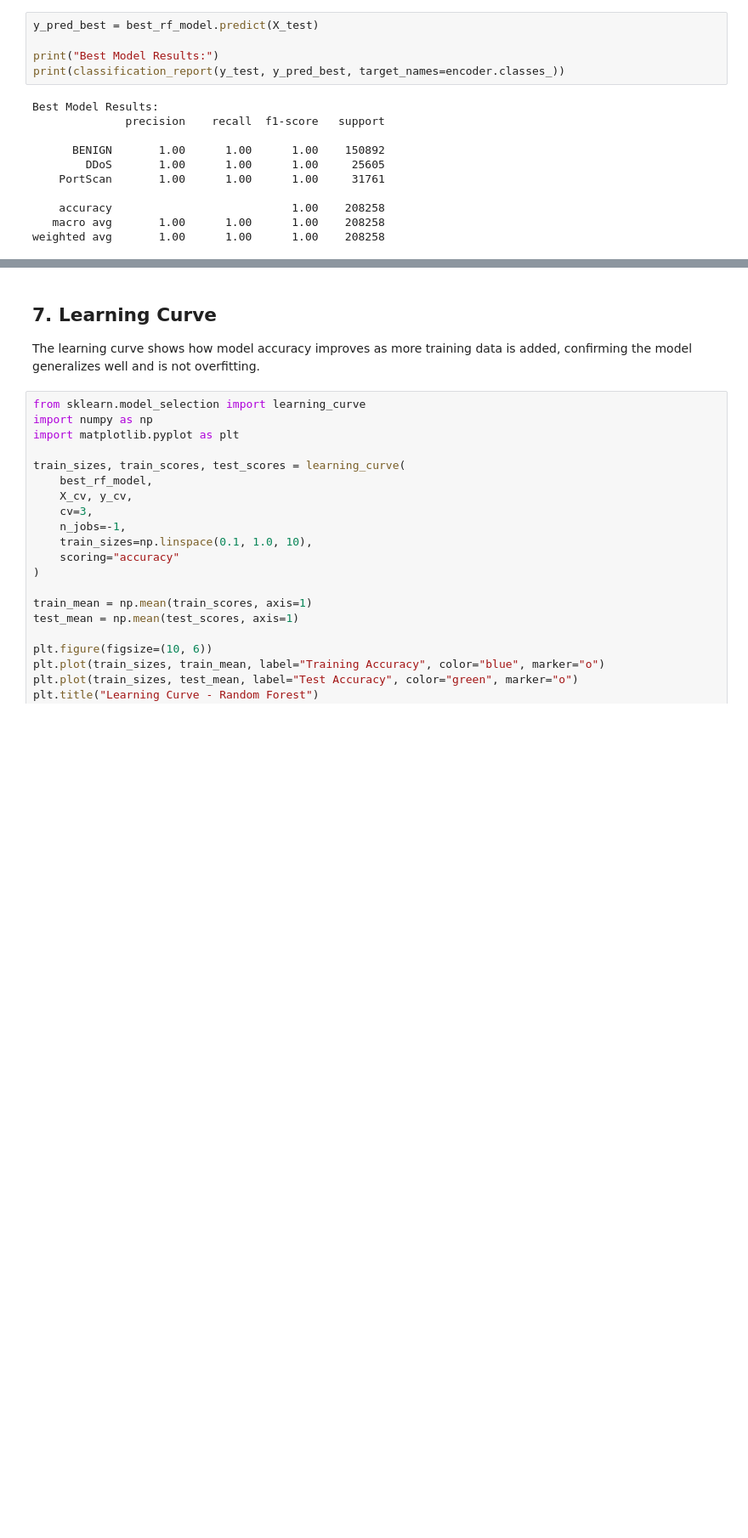
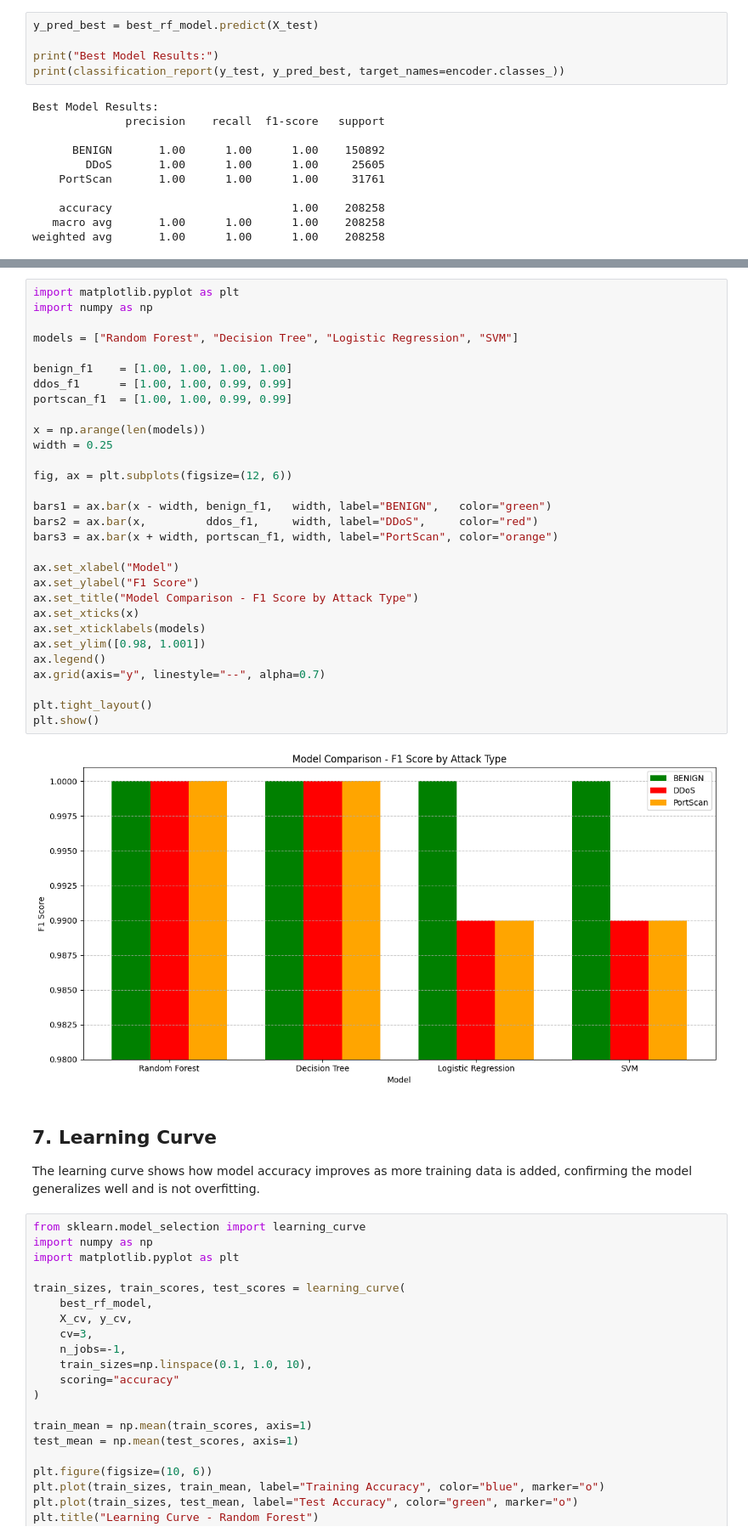
Before and after one commit to Muddassir6661/AI-Based-IDS, a Jupyter notebook: IDS_Notebook.ipynb, the cells around one changed output, grey strips where cells are left out. Shown at 85% size. Cells and saved outputs as stored; diff of their text form; blank space fills up the shorter version.

```diff
--- a/IDS_Notebook.ipynb
+++ b/IDS_Notebook.ipynb
@@ -446,3 +465,35 @@ weighted avg       1.00      1.00      1.00    208258
+# %%
+import matplotlib.pyplot as plt
+import numpy as np
+
+models = ["Random Forest", "Decision Tree", "Logistic Regression", "SVM"]
+
+benign_f1    = [1.00, 1.00, 1.00, 1.00]
+ddos_f1      = [1.00, 1.00, 0.99, 0.99]
+portscan_f1  = [1.00, 1.00, 0.99, 0.99]
+
+x = np.arange(len(models))
+width = 0.25
+
+fig, ax = plt.subplots(figsize=(12, 6))
+
+bars1 = ax.bar(x - width, benign_f1,   width, label="BENIGN",   color="green")
+bars2 = ax.bar(x,         ddos_f1,     width, label="DDoS",     color="red")
+bars3 = ax.bar(x + width, portscan_f1, width, label="PortScan", color="orange")
+
+ax.set_xlabel("Model")
+ax.set_ylabel("F1 Score")
+ax.set_title("Model Comparison - F1 Score by Attack Type")
+ax.set_xticks(x)
+ax.set_xticklabels(models)
+ax.set_ylim([0.98, 1.001])
+ax.legend()
+ax.grid(axis="y", linestyle="--", alpha=0.7)
+
+plt.tight_layout()
+plt.show()
+# %% [output]
+[figure, added]
 # %% [markdown]
 ## 7. Learning Curve
 The learning curve shows how model accuracy improves as more training data is added, confirming the model generalizes well and is not overfitting.
```
Also changed, not shown: parts of 5 cells of this notebook.
